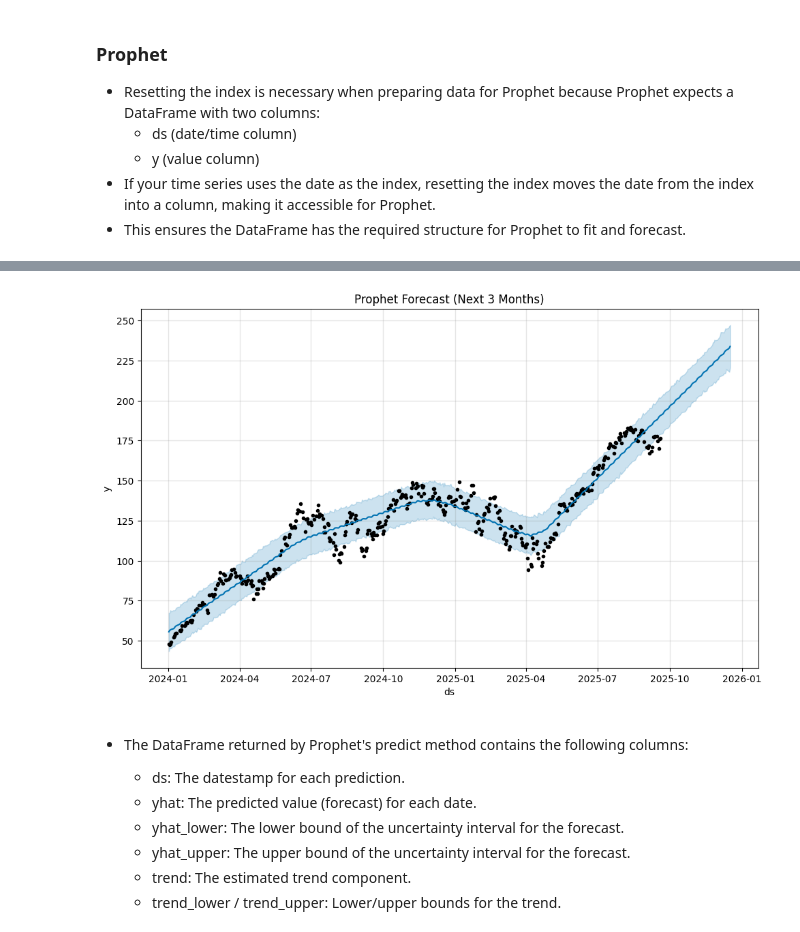
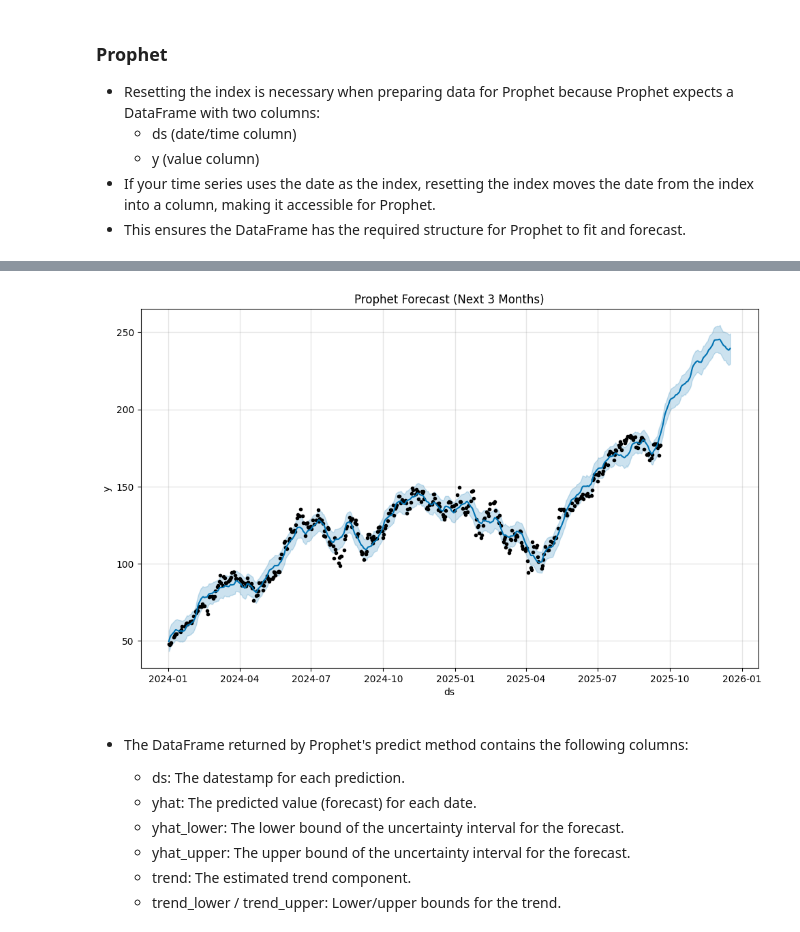
Before and after one commit to course-files/TimeSeriesForecastingandNeuralNetworks, a Jupyter notebook: 3_time_series_forecasting.ipynb, the cells around one changed output, grey strips where cells are left out. Drawn from its saved outputs; the diff is of its cells as text; code cells hidden in the pictures.

```diff
--- a/3_time_series_forecasting.ipynb
+++ b/3_time_series_forecasting.ipynb
@@ -528,8 +531,22 @@ import matplotlib.pyplot as plt
 df_prophet = ts.reset_index().rename(columns={'Date': 'ds', 'Close': 'y'})
 df_prophet.columns = ['ds', 'y']  # Ensure correct column names
 
+# Define holidays
+holidays = pd.DataFrame({
+    'holiday': ['new_year', 'christmas'],
+    'ds': pd.to_datetime(['2023-01-01', '2023-12-25'])
+})
+
+# Initialize Prophet with custom settings
+tf_prophet_model = Prophet(
+    holidays=holidays,
+    yearly_seasonality=True,
+    weekly_seasonality=True,
+    daily_seasonality=False
+)
+tf_prophet_model.add_seasonality(name='quarterly', period=63, fourier_order=5)
+
 # Fit Prophet model
-tf_prophet_model = Prophet()
 tf_prophet_model.fit(df_prophet)
 
 # Create future DataFrame for the next 63 business days
@@ -548,4 +563,4 @@ plt.show()
-[figure, old version]
+[figure, new version]
 # %% [markdown]
 - The DataFrame returned by Prophet's predict method contains the following columns:
     - ds: The datestamp for each prediction.
```
Also changed, not shown: parts of 9 cells of this notebook.
